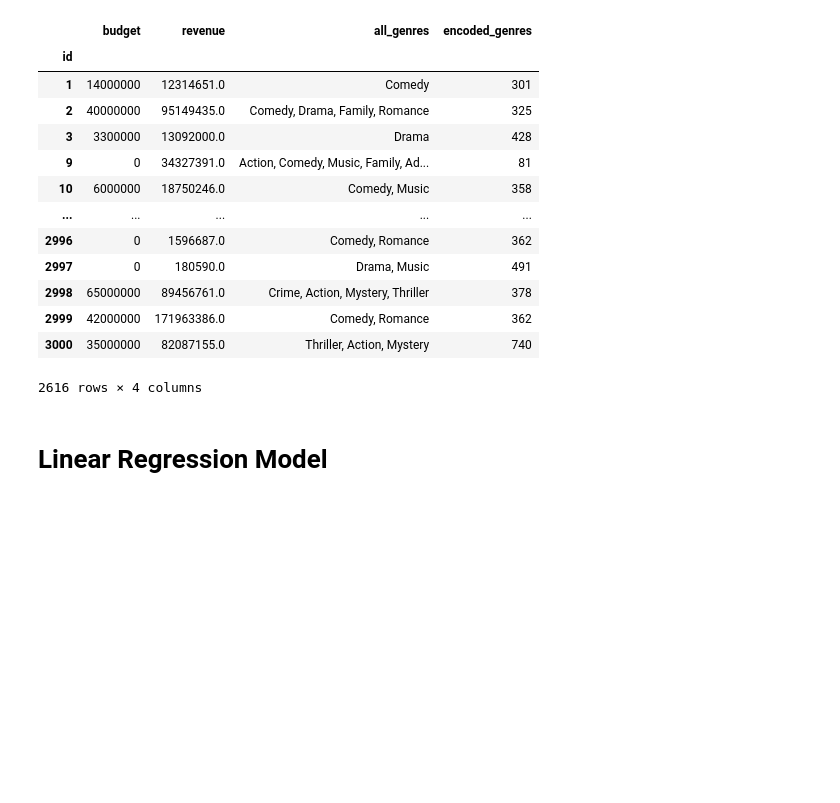
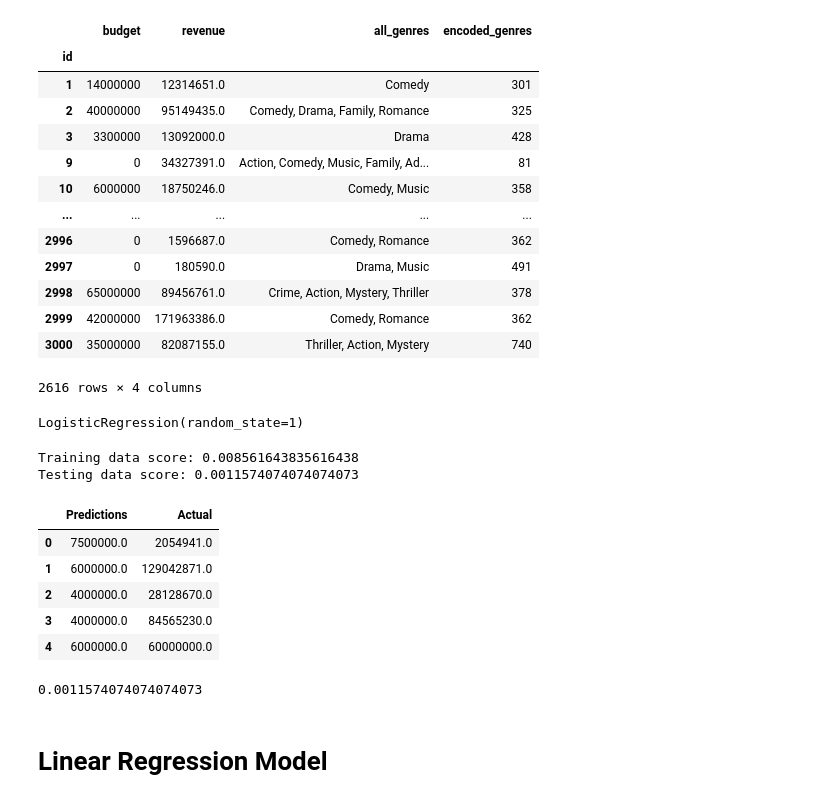
Before and after one commit to kendoll7/project_4, a Jupyter notebook: revenue_supervised_learning.ipynb, the cells around one changed output. Drawn from its saved outputs; the diff is of its cells as text; code cells hidden in the pictures; blank space fills up the shorter version.

Commit message:
Include logistic regression model code

```diff
--- a/revenue_supervised_learning.ipynb
+++ b/revenue_supervised_learning.ipynb
@@ -96,8 +96,62 @@ See the caveats in the documentation: https://pandas.pydata.org/pandas-docs/stab
 # budget, encoded_genres = x
 # revenue = y
 # run logistic regression
+from sklearn.preprocessing import StandardScaler
+from sklearn.model_selection import train_test_split
+
+X = new_df.drop(["revenue", "all_genres"], axis=1)
+y = new_df["revenue"]
+
+X_train, X_test, y_train, y_test = train_test_split(X, y, test_size = 0.33, random_state=1)
 
 #scale data
+scaler = StandardScaler()
+
+#Fit the training data to Standard Scaler
+X_scaler = scaler.fit(X_train)
+
+#Transform the training data with scaler
+X_train_scaled = X_scaler.transform(X_train)
+
+#Transform the testing data with scaler
+X_test_scaled = X_scaler.transform(X_test)
+# %%
+from sklearn.linear_model import LogisticRegression
+
+#Create a Logistic Regression model
+lr_model = LogisticRegression(solver='lbfgs', max_iter=200, random_state=1)
+
+#Fit the model using the training data
+lr_model.fit(X_train_scaled, y_train)
+LogisticRegression(random_state=1)
+# %% [output]
+LogisticRegression(random_state=1)
+# %%
+#Display training and testing data scores
+print(f"Training data score: {lr_model.score(X_train_scaled, y_train)}")
+print(f"Testing data score: {lr_model.score(X_test_scaled, y_test)}")
+# %% [output]
+Training data score: 0.008561643835616438
+Testing data score: 0.0011574074074074073
+# %%
+#Make predictions.
+predictions = lr_model.predict(X_test_scaled)
+results = pd.DataFrame({"Predictions": predictions, "Actual": y_test}).reset_index(drop=True)
+results.head()
+# %% [output]
+|  | Predictions | Actual |
+| 0 | 7500000.0 | 2054941.0 |
+| 1 | 6000000.0 | 129042871.0 |
+| 2 | 4000000.0 | 28128670.0 |
+| 3 | 4000000.0 | 84565230.0 |
+| 4 | 6000000.0 | 60000000.0 |
+# %%
+from sklearn.metrics import accuracy_score
+
+# Display the accuracy score for the test dataset.
+accuracy_score(y_test, predictions)
+# %% [output]
+0.0011574074074074073
 # %% [markdown]
 # Linear Regression Model
 # %%
```
Also changed, not shown: parts of 14 cells of this notebook, 2 other files.
